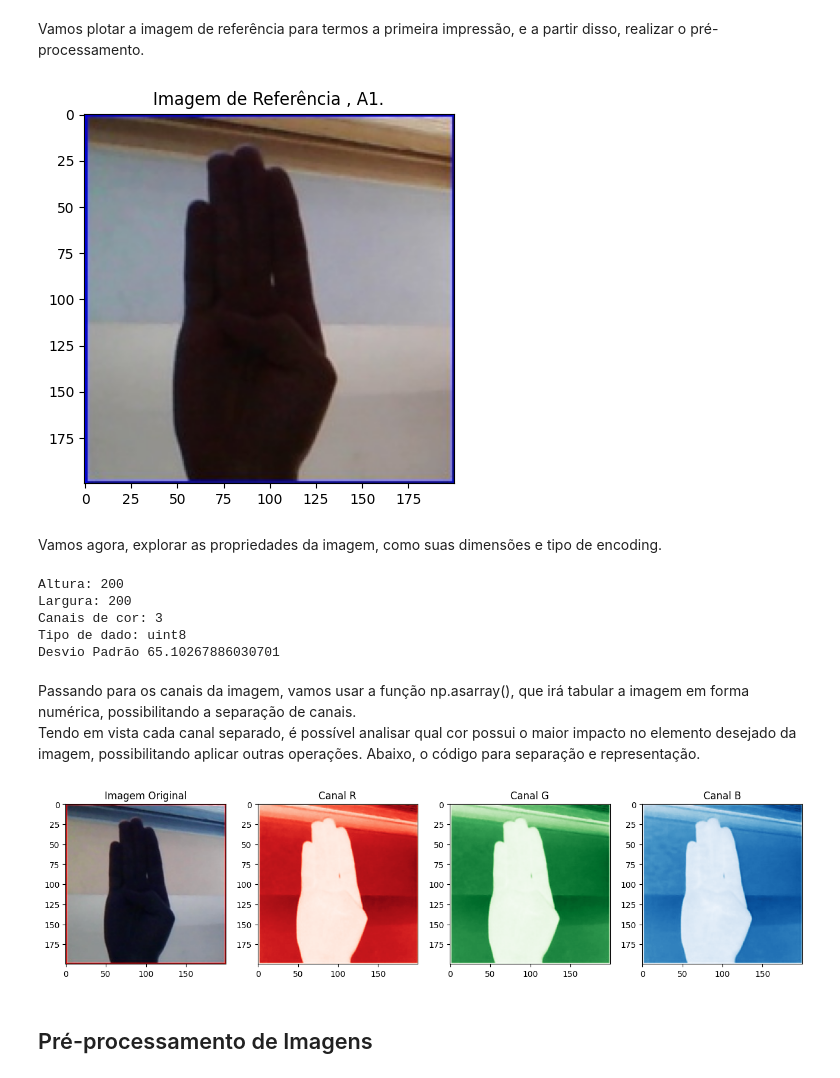
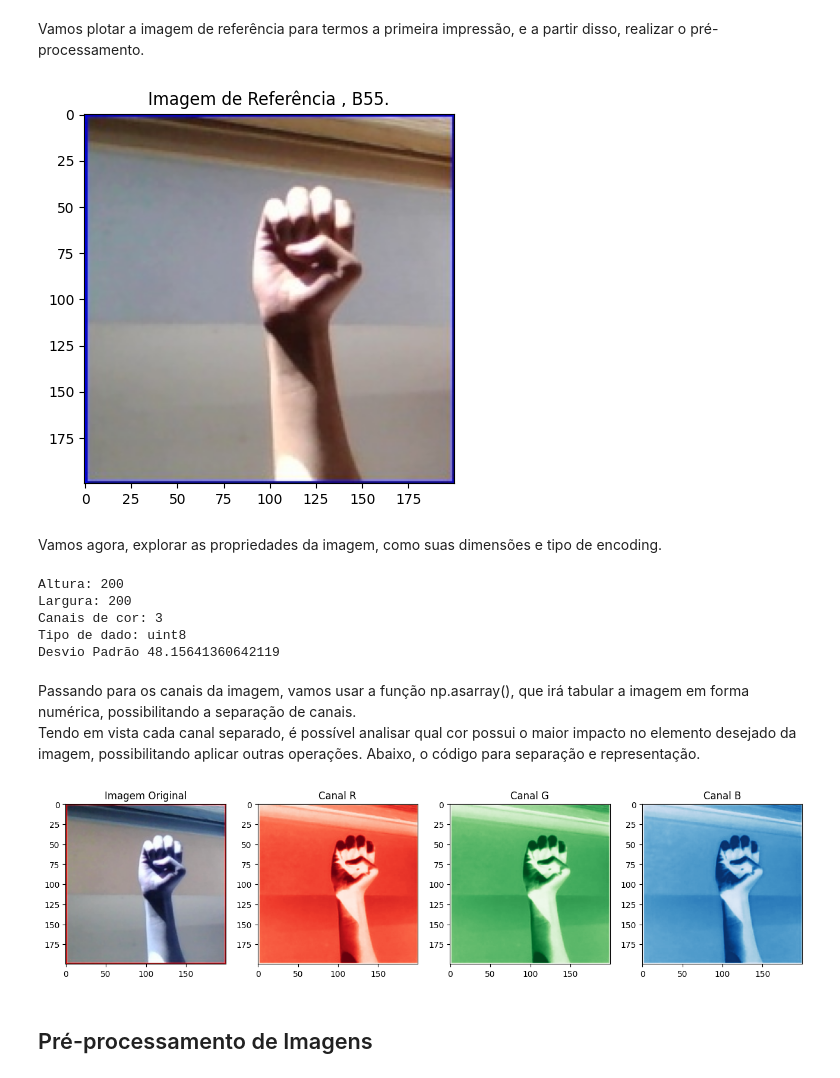
Before and after one commit to 0-lucas/ProjetoAvanti, a Jupyter notebook: pre_processamento.ipynb, the cells around one changed output. Cells and saved outputs as stored; diff of their text form; code cells hidden in the pictures.

```diff
--- a/pre_processamento.ipynb
+++ b/pre_processamento.ipynb
@@ -27,8 +80,9 @@ import numpy as np
 import matplotlib.pyplot as plt
 import seaborn as sns
 import cv2
+from rembg import remove
 
-image_path = 'asl-alphabet/asl_alphabet_train/asl_alphabet_train/B/B55.jpg'
+image_path = 'asl-alphabet/asl_alphabet_train/asl_alphabet_train/E/E473.jpg'
 imagem = cv2.imread(image_path)
 image_rgb = cv2.cvtColor(imagem, cv2.COLOR_BGR2RGB)
 
@@ -39,10 +93,10 @@ plt.rcParams['axes.grid'] = False  # Desativa as grades nos plots.
 Vamos plotar a imagem de referência para termos a primeira impressão, e a partir disso, realizar o pré-processamento.
 # %%
 plt.imshow(image_rgb)
-plt.title("Imagem de Referência , A1.")
+plt.title("Imagem de Referência , B55.")
 plt.show()
 # %% [output]
-[figure, old version]
+[figure, new version]
 # %% [markdown]
 Vamos agora, explorar as propriedades da imagem, como suas dimensões e tipo de encoding.
 # %%
@@ -63,7 +117,7 @@ Altura: 200
 Largura: 200
 Canais de cor: 3
 Tipo de dado: uint8
-Desvio Padrão 65.10267886030701
+Desvio Padrão 48.15641360642119
 # %% [markdown]
 Passando para os canais da imagem, vamos usar a função np.asarray(), que irá tabular a imagem em forma numérica, possibilitando a separação de canais.
 Tendo em vista cada canal separado, é possível analisar qual cor possui o maior impacto no elemento desejado da imagem, possibilitando aplicar outras operações.
@@ -90,6 +144,6 @@ plt.imshow(matriz_imagem[:, :, 2], cmap="Blues")
 plt.title("Canal B")
 plt.show()
 # %% [output]
-[figure, old version]
+[figure, new version]
 # %% [markdown]
 ## Pré-processamento de Imagens
```
Also changed, not shown: parts of 17 cells of this notebook.
